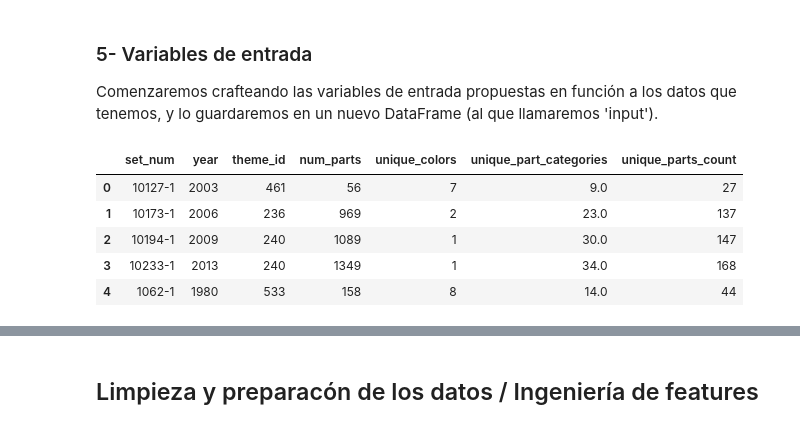
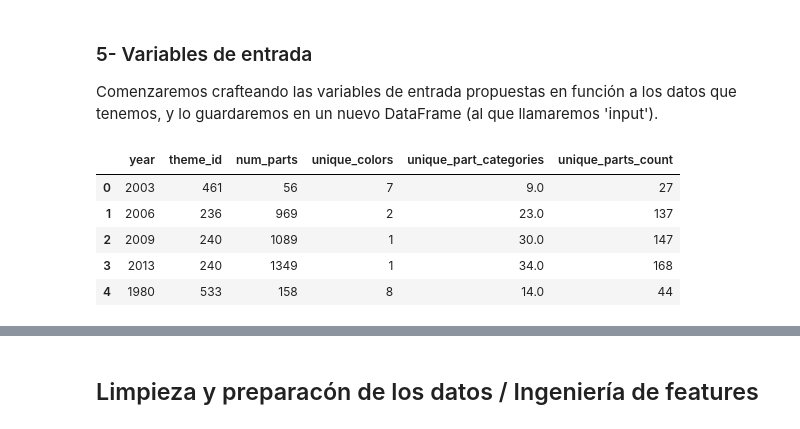
Before and after one commit to Muscian/AdD-grupo1, a Jupyter notebook: practica_final/Práctica Final.Ipynb, the cells around one changed output, grey strips where cells are left out. Saved outputs shown, nothing was run; the diff lists cells and outputs as text; code cells hidden in the pictures.

```diff
--- a/practica_final/Práctica Final.Ipynb
+++ b/practica_final/Práctica Final.Ipynb
@@ -338,37 +338,42 @@ Comenzaremos crafteando las variables de entrada propuestas en función a los da
 # %%
 # La primera propuesta ya es parte del DataFrame (cantidad total de piezas).
 
 # La segunda, colores únicos por set:
 sets_inventories = pd.merge(inventory_sets, inventories, on='set_num')
 sets_parts = pd.merge(sets_inventories, inventory_parts, on='inventory_id')
 sets_colors = pd.merge(sets_parts, colors, left_on='color_id',right_on="id")
 unique_colors_per_set = sets_colors.groupby('set_num')['color_id'].nunique()
 unique_colors_per_set = unique_colors_per_set.reset_index(name='unique_colors')
 input = pd.merge(sets, unique_colors_per_set, on='set_num')
 
 # Categorías únicas por set, muy similar al punto anterior
 df_parts_with_categories = pd.merge(inventory_parts, parts, on='part_num')
 df_parts_with_full_categories = pd.merge(df_parts_with_categories, part_categories, left_on='part_cat_id', right_on='id')
 df_inventory_with_categories = pd.merge(df_parts_with_full_categories, inventories, left_on='inventory_id', right_on='id')
 df_set_with_categories = pd.merge(df_inventory_with_categories, inventory_sets, on='set_num')
 unique_categories_per_set = df_set_with_categories.groupby('set_num')['part_cat_id'].nunique()
 unique_categories_df = unique_categories_per_set.reset_index(name='unique_part_categories')
 input = pd.merge(input, unique_categories_df, on='set_num', how='left')
 
 # Partes únicas del set
 df_parts_inventories = pd.merge(inventory_parts, inventories, left_on='inventory_id', right_on='id')
 df_sets_parts = pd.merge(df_parts_inventories, inventory_sets, on='set_num')
 unique_parts_per_set = df_sets_parts.groupby('set_num')['part_num'].nunique()
 unique_parts_df = unique_parts_per_set.reset_index(name='unique_parts_count')
 input = pd.merge(input, unique_parts_df, on='set_num')
 
 
-input = input.drop(columns='name')
+# Nos deshacemos de todas las variables no informativas del esquema de input.
+input = input.drop(columns=['name','set_num'])
+
+
+
+
 input.head()
 # %% [output]
-|  | set_num | year | theme_id | num_parts | unique_colors | unique_part_categories | unique_parts_count |
-| 0 | 10127-1 | 2003 | 461 | 56 | 7 | 9.0 | 27 |
-| 1 | 10173-1 | 2006 | 236 | 969 | 2 | 23.0 | 137 |
-| 2 | 10194-1 | 2009 | 240 | 1089 | 1 | 30.0 | 147 |
-| 3 | 10233-1 | 2013 | 240 | 1349 | 1 | 34.0 | 168 |
-| 4 | 1062-1 | 1980 | 533 | 158 | 8 | 14.0 | 44 |
+|  | year | theme_id | num_parts | unique_colors | unique_part_categories | unique_parts_count |
+| 0 | 2003 | 461 | 56 | 7 | 9.0 | 27 |
+| 1 | 2006 | 236 | 969 | 2 | 23.0 | 137 |
+| 2 | 2009 | 240 | 1089 | 1 | 30.0 | 147 |
+| 3 | 2013 | 240 | 1349 | 1 | 34.0 | 168 |
+| 4 | 1980 | 533 | 158 | 8 | 14.0 | 44 |
```
Also changed, not shown: parts of 8 cells of this notebook.
